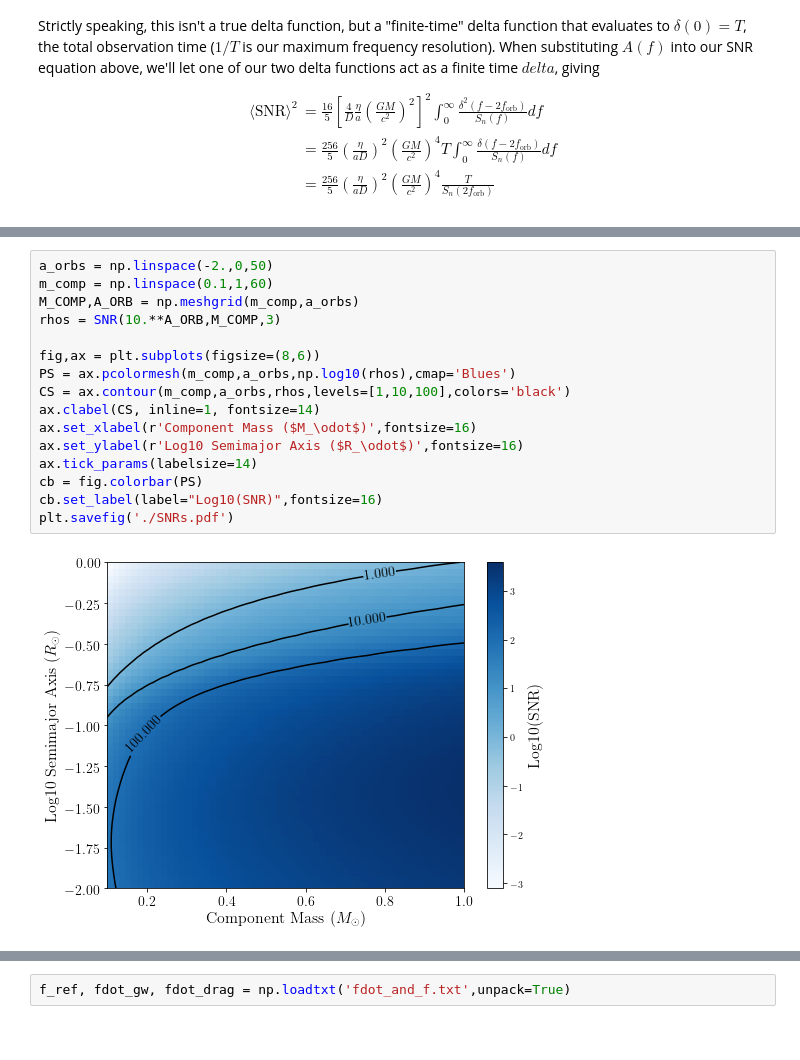
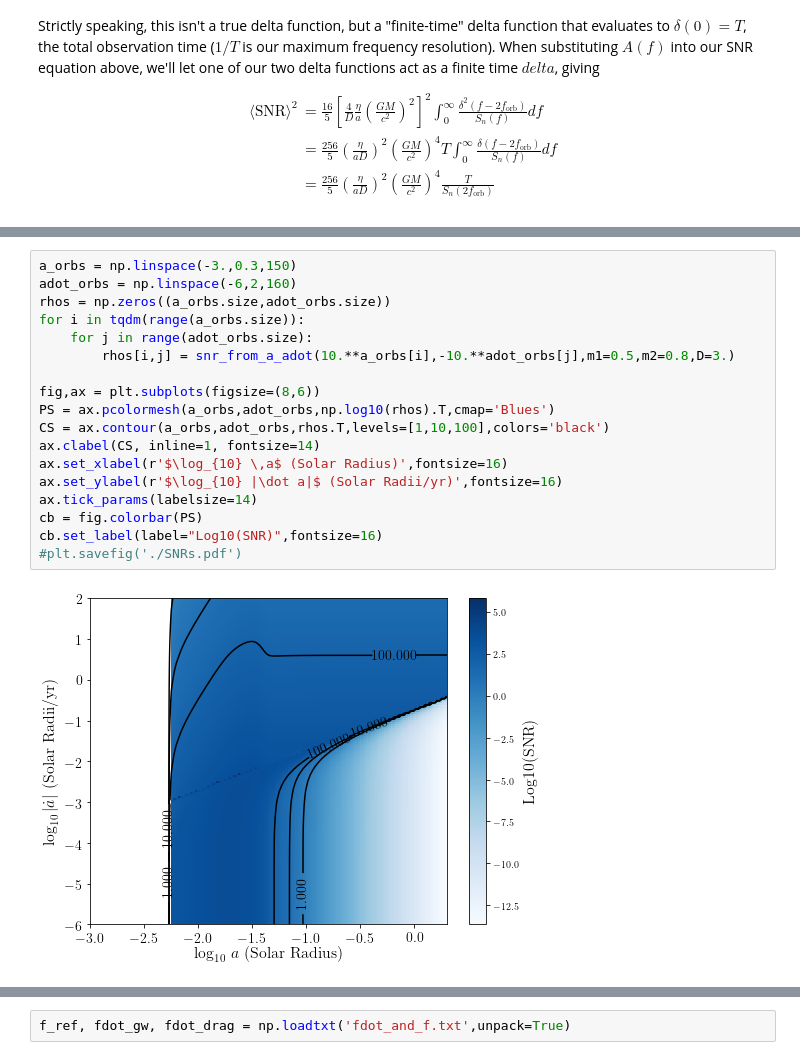
Before and after one commit to tcallister/LISA-and-CE-Evolution, a Jupyter notebook: SNR_grid.ipynb, the cells around one changed output, grey strips where cells are left out. Cells and saved outputs as stored; diff of their text form.

```diff
--- a/SNR_grid.ipynb
+++ b/SNR_grid.ipynb
@@ -130,18 +187,20 @@ def SNR(a_orb,m_comp,dist):
 # %%
-a_orbs = np.linspace(-2.,0,50)
-m_comp = np.linspace(0.1,1,60)
-M_COMP,A_ORB = np.meshgrid(m_comp,a_orbs)
-rhos = SNR(10.**A_ORB,M_COMP,3)
+a_orbs = np.linspace(-3.,0.3,150)
+adot_orbs = np.linspace(-6,2,160)
+rhos = np.zeros((a_orbs.size,adot_orbs.size))
+for i in tqdm(range(a_orbs.size)):
+    for j in range(adot_orbs.size):
+        rhos[i,j] = snr_from_a_adot(10.**a_orbs[i],-10.**adot_orbs[j],m1=0.5,m2=0.8,D=3.)
 
 fig,ax = plt.subplots(figsize=(8,6))
-PS = ax.pcolormesh(m_comp,a_orbs,np.log10(rhos),cmap='Blues')
-CS = ax.contour(m_comp,a_orbs,rhos,levels=[1,10,100],colors='black')
+PS = ax.pcolormesh(a_orbs,adot_orbs,np.log10(rhos).T,cmap='Blues')
+CS = ax.contour(a_orbs,adot_orbs,rhos.T,levels=[1,10,100],colors='black')
 ax.clabel(CS, inline=1, fontsize=14)
-ax.set_xlabel(r'Component Mass ($M_\odot$)',fontsize=16)
-ax.set_ylabel(r'Log10 Semimajor Axis ($R_\odot$)',fontsize=16)
+ax.set_xlabel(r'$\log_{10} \,a$ (Solar Radius)',fontsize=16)
+ax.set_ylabel(r'$\log_{10} |\dot a|$ (Solar Radii/yr)',fontsize=16)
 ax.tick_params(labelsize=14)
 cb = fig.colorbar(PS)
 cb.set_label(label="Log10(SNR)",fontsize=16)
-plt.savefig('./SNRs.pdf')
+#plt.savefig('./SNRs.pdf')
 # %% [output]
-[figure, old version]
+[figure, new version]
```
Also changed, not shown: parts of 13 cells of this notebook.
